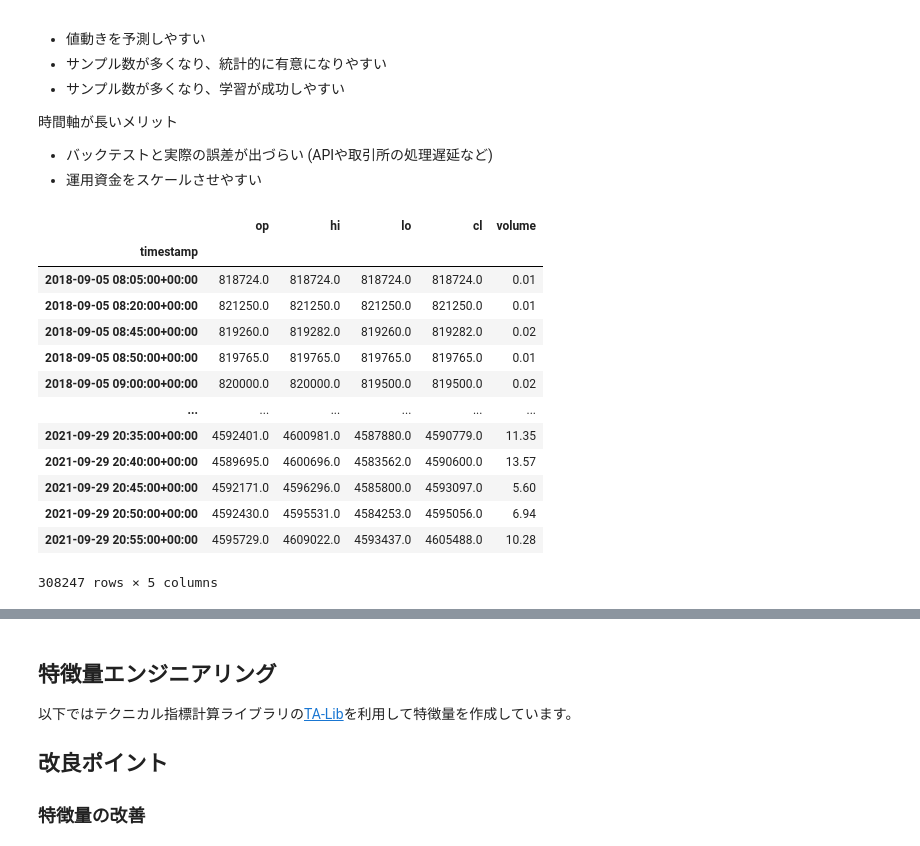
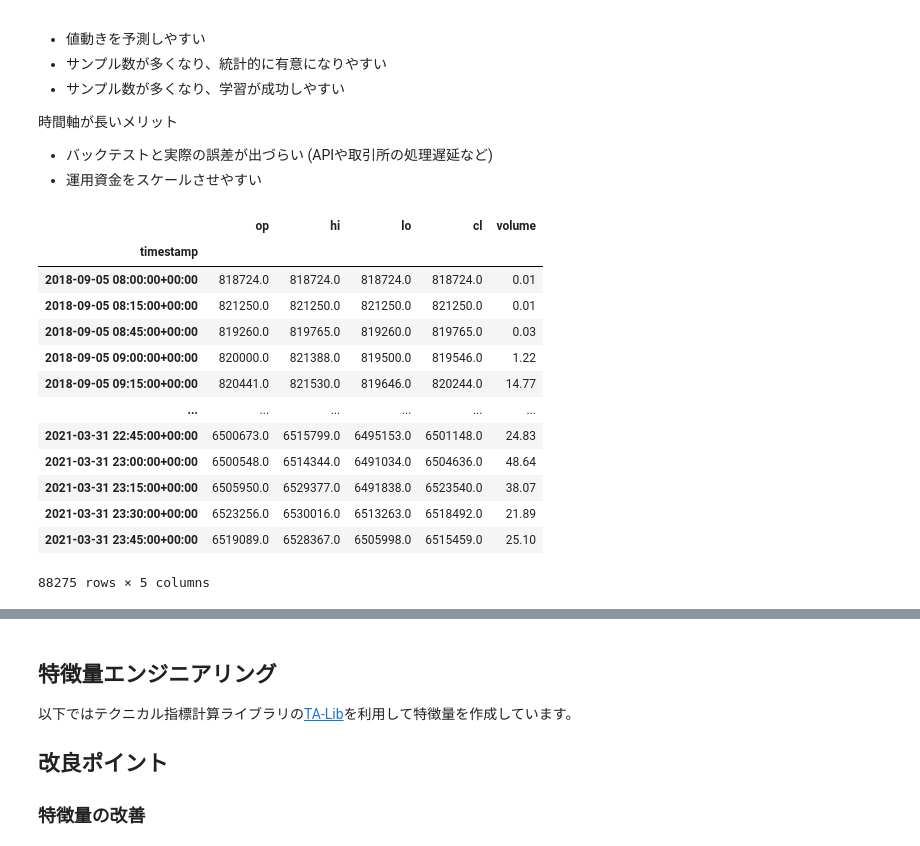
Before and after one commit to richmanbtc/mlbot_tutorial, a Jupyter notebook: work/tutorial.ipynb, the cells around one changed output, grey strips where cells are left out. Saved outputs shown, nothing was run; the diff lists cells and outputs as text; code cells hidden in the pictures.

```diff
--- a/work/tutorial.ipynb
+++ b/work/tutorial.ipynb
@@ -109,29 +77,36 @@ FTX以外の取引所やBTC-PERP以外のペアを試すと良いかもしれま
 - バックテストと実際の誤差が出づらい (APIや取引所の処理遅延など)
 - 運用資金をスケールさせやすい
 # %%
-memory = Memory('/tmp/gmo_fetcher_cache', verbose=1)
+memory = joblib.Memory('/tmp/gmo_fetcher_cache', verbose=1)
 fetcher = GmoFetcher(memory=memory)
 
 # GMOコインのBTC/JPYレバレッジ取引 (https://api.coin.z.com/data/trades/BTC_JPY/)を取得
 df = fetcher.fetch_ohlcv(
     market='BTC_JPY', # 市場のシンボルを指定
-    interval_sec=5 * 60, # 足の間隔を秒単位で指定。この場合は5分足
+    interval_sec=15 * 60, # 足の間隔を秒単位で指定。この場合は15分足
 )
+
+# チュートリアルに再現性をもたせるために期間を指定
+# 同じデータで何度も試行錯誤をすると、正しくバリデーションしていたとしても
+# だんだんとデータにフィッティングしていくので、データは残しておくのがおすすめ。
+# 良いのができたら、最新データも含めて試してみて、傾向が変わらなければOK。
+# 本番用のモデルを学習するときは、最新データも含めて学習すると良い。
+df = df[df.index < pd.to_datetime('2021-04-01 00:00:00Z')]
 
 display(df)
 df.to_pickle('df_ohlcv.pkl')
 # %% [output]
 |  | op | hi | lo | cl | volume |
 | timestamp |  |  |  |  |  |
-| 2018-09-05 08:05:00+00:00 | 818724.0 | 818724.0 | 818724.0 | 818724.0 | 0.01 |
-| 2018-09-05 08:20:00+00:00 | 821250.0 | 821250.0 | 821250.0 | 821250.0 | 0.01 |
-| 2018-09-05 08:45:00+00:00 | 819260.0 | 819282.0 | 819260.0 | 819282.0 | 0.02 |
-| 2018-09-05 08:50:00+00:00 | 819765.0 | 819765.0 | 819765.0 | 819765.0 | 0.01 |
-| 2018-09-05 09:00:00+00:00 | 820000.0 | 820000.0 | 819500.0 | 819500.0 | 0.02 |
+| 2018-09-05 08:00:00+00:00 | 818724.0 | 818724.0 | 818724.0 | 818724.0 | 0.01 |
+| 2018-09-05 08:15:00+00:00 | 821250.0 | 821250.0 | 821250.0 | 821250.0 | 0.01 |
+| 2018-09-05 08:45:00+00:00 | 819260.0 | 819765.0 | 819260.0 | 819765.0 | 0.03 |
+| 2018-09-05 09:00:00+00:00 | 820000.0 | 821388.0 | 819500.0 | 819546.0 | 1.22 |
+| 2018-09-05 09:15:00+00:00 | 820441.0 | 821530.0 | 819646.0 | 820244.0 | 14.77 |
 | ... | ... | ... | ... | ... | ... |
-| 2021-09-29 20:35:00+00:00 | 4592401.0 | 4600981.0 | 4587880.0 | 4590779.0 | 11.35 |
-| 2021-09-29 20:40:00+00:00 | 4589695.0 | 4600696.0 | 4583562.0 | 4590600.0 | 13.57 |
-| 2021-09-29 20:45:00+00:00 | 4592171.0 | 4596296.0 | 4585800.0 | 4593097.0 | 5.60 |
-| 2021-09-29 20:50:00+00:00 | 4592430.0 | 4595531.0 | 4584253.0 | 4595056.0 | 6.94 |
-| 2021-09-29 20:55:00+00:00 | 4595729.0 | 4609022.0 | 4593437.0 | 4605488.0 | 10.28 |
+| 2021-03-31 22:45:00+00:00 | 6500673.0 | 6515799.0 | 6495153.0 | 6501148.0 | 24.83 |
+| 2021-03-31 23:00:00+00:00 | 6500548.0 | 6514344.0 | 6491034.0 | 6504636.0 | 48.64 |
+| 2021-03-31 23:15:00+00:00 | 6505950.0 | 6529377.0 | 6491838.0 | 6523540.0 | 38.07 |
+| 2021-03-31 23:30:00+00:00 | 6523256.0 | 6530016.0 | 6513263.0 | 6518492.0 | 21.89 |
+| 2021-03-31 23:45:00+00:00 | 6519089.0 | 6528367.0 | 6505998.0 | 6515459.0 | 25.10 |
-308247 rows × 5 columns
+88275 rows × 5 columns
```
Also changed, not shown: parts of 11 cells of this notebook.
